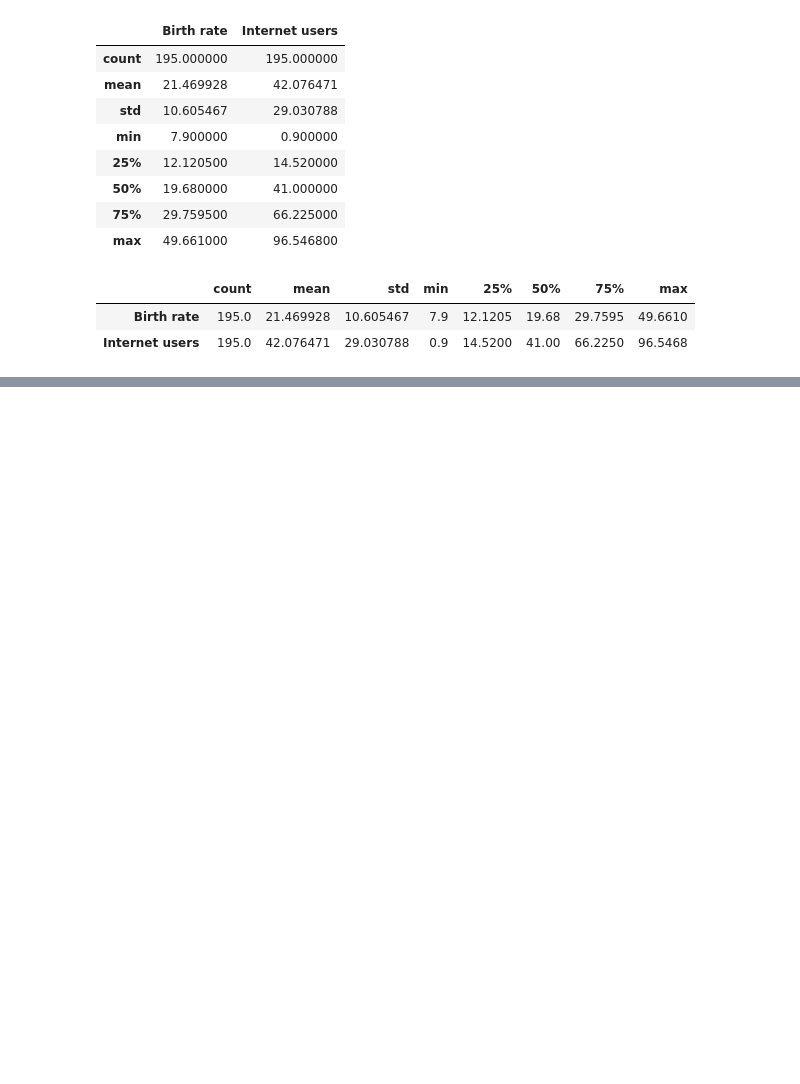
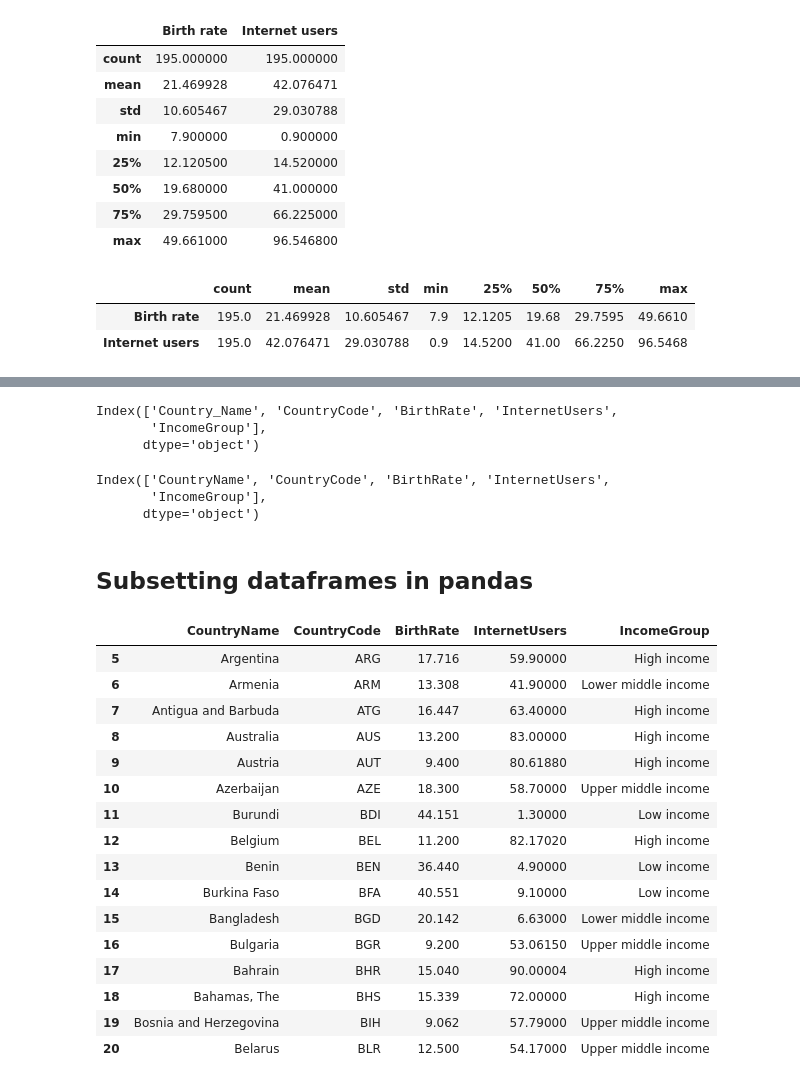
Before and after one commit to lazycoder181/JupyterNotebook, a Jupyter notebook: dataframes.ipynb, the cells around one changed output, grey strips where cells are left out. Saved outputs shown, nothing was run; the diff lists cells and outputs as text; code cells hidden in the pictures; blank space fills up the shorter version.

Commit message:
Updated Subsetting dataframes

```diff
--- a/dataframes.ipynb
+++ b/dataframes.ipynb
@@ -120,0 +123,15 @@ df.describe().transpose()
+# %%
+df.columns
+# %% [output]
+Index(['Country_Name', 'CountryCode', 'BirthRate', 'InternetUsers',
+       'IncomeGroup'],
+      dtype='object')
+# %%
+df.columns = ['CountryName', 'CountryCode', 'BirthRate', 'InternetUsers',
+       'IncomeGroup']
+# %%
+df.columns
+# %% [output]
+Index(['CountryName', 'CountryCode', 'BirthRate', 'InternetUsers',
+       'IncomeGroup'],
+      dtype='object')
@@ -120,0 +141,23 @@ df.describe().transpose()
+# %% [markdown]
+## Subsetting dataframes in pandas
+# %%
+#Slicing first 5th row to 20th row
+df[5:21]
+# %% [output]
+|  | CountryName | CountryCode | BirthRate | InternetUsers | IncomeGroup |
+| 5 | Argentina | ARG | 17.716 | 59.90000 | High income |
+| 6 | Armenia | ARM | 13.308 | 41.90000 | Lower middle income |
+| 7 | Antigua and Barbuda | ATG | 16.447 | 63.40000 | High income |
+| 8 | Australia | AUS | 13.200 | 83.00000 | High income |
+| 9 | Austria | AUT | 9.400 | 80.61880 | High income |
+| 10 | Azerbaijan | AZE | 18.300 | 58.70000 | Upper middle income |
+| 11 | Burundi | BDI | 44.151 | 1.30000 | Low income |
+| 12 | Belgium | BEL | 11.200 | 82.17020 | High income |
+| 13 | Benin | BEN | 36.440 | 4.90000 | Low income |
+| 14 | Burkina Faso | BFA | 40.551 | 9.10000 | Low income |
+| 15 | Bangladesh | BGD | 20.142 | 6.63000 | Lower middle income |
+| 16 | Bulgaria | BGR | 9.200 | 53.06150 | Upper middle income |
+| 17 | Bahrain | BHR | 15.040 | 90.00004 | High income |
+| 18 | Bahamas, The | BHS | 15.339 | 72.00000 | High income |
+| 19 | Bosnia and Herzegovina | BIH | 9.062 | 57.79000 | Upper middle income |
+| 20 | Belarus | BLR | 12.500 | 54.17000 | Upper middle income |
```
Also changed, not shown: parts of 7 cells of this notebook.
